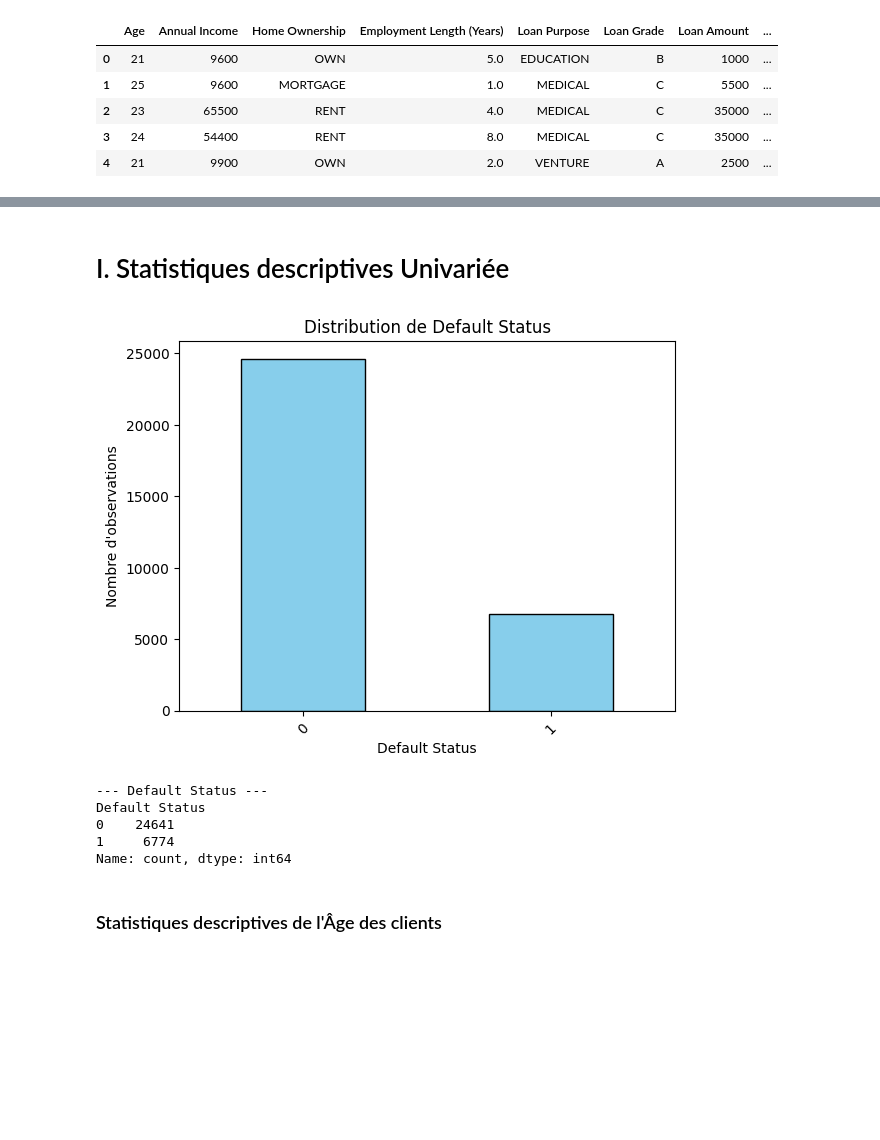
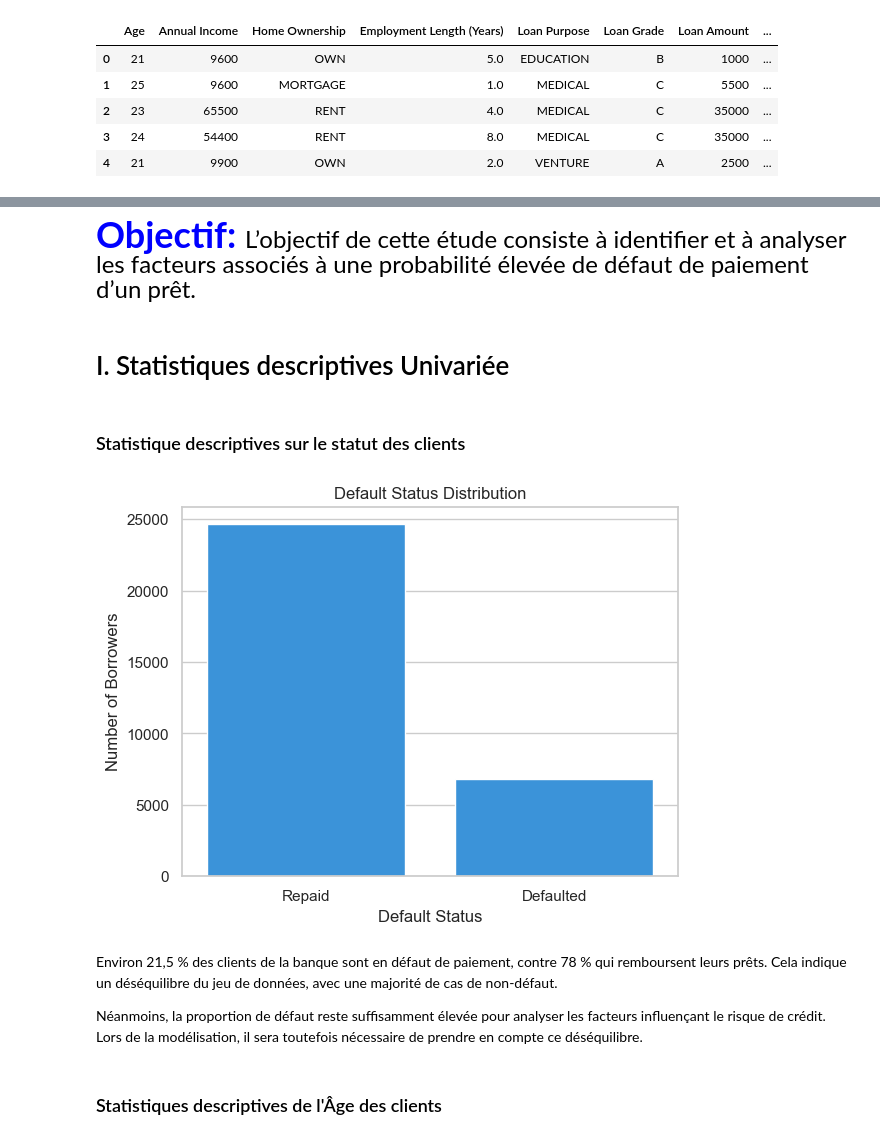
Before and after one commit to YATABARE-Cheikna-Amala/Projet-Final-Python_Pour_la_Data_Science, a Jupyter notebook: Projet_python_pour_la_data_science.ipynb, the cells around one changed output, grey strips where cells are left out. Saved outputs shown, nothing was run; the diff lists cells and outputs as text; code cells hidden in the pictures; blank space fills up the shorter version.

```diff
--- a/Projet_python_pour_la_data_science.ipynb
+++ b/Projet_python_pour_la_data_science.ipynb
@@ -5,2 +10,18 @@
+# %%
+import plotly.express as px
+import seaborn as sns
+import matplotlib.pyplot as plt
+import numpy as np
+import pandas as pd
+import plotly.express as px
+import matplotlib.ticker as mtick
+
+from scipy import stats
+from scipy.stats import mannwhitneyu
+from statsmodels.stats.proportion import proportion_confint
+
+sns.set(style="whitegrid")
+import warnings
+warnings.filterwarnings("ignore")
 # %% [markdown]
 # Données
@@ -89,16 +132,31 @@ memory usage: 3.8+ MB
 # %%
 from statistique_descriptive import Statistique_Descriptives
 from statistique_descriptive import analyse_categorielle
+# %% [markdown]
+<span style="color:blue; font-size:36px; font-weight:bold;">
+Objectif:
+</span>
+
+<span style="font-size:24px;">
+L’objectif de cette étude consiste à identifier et à analyser les facteurs associés à une probabilité élevée de défaut de paiement d’un prêt.
+</span>
 # %% [markdown]
 # I. Statistiques descriptives Univariée
+# %% [markdown]
+### Statistique descriptives sur le statut des clients
 # %%
-analyse_categorielle(data, "Default Status")
+# This plot visualizes the distribution of the target variable (Default Status).
+sns.countplot(x='Default Status', data=data, color='#2196F3')
+plt.title('Default Status Distribution')
+plt.xticks([0, 1], ['Repaid', 'Defaulted'])
+plt.ylabel('Number of Borrowers')
+plt.savefig("default_status_distribution.png", bbox_inches='tight', dpi=300)
+plt.show()
 # %% [output]
-[figure, old version]
+[figure, new version]
---- Default Status ---
-Default Status
-0    24641
-1     6774
-Name: count, dtype: int64
+# %% [markdown]
+Environ 21,5 % des clients de la banque sont en défaut de paiement, contre 78 % qui remboursent leurs prêts. Cela indique un déséquilibre du jeu de données, avec une majorité de cas de non-défaut.
+
+Néanmoins, la proportion de défaut reste suffisamment élevée pour analyser les facteurs influençant le risque de crédit. Lors de la modélisation, il sera toutefois nécessaire de prendre en compte ce déséquilibre.
 # %% [markdown]
 ### Statistiques descriptives de l'Âge des clients
```
Also changed, not shown: parts of 64 cells of this notebook.
